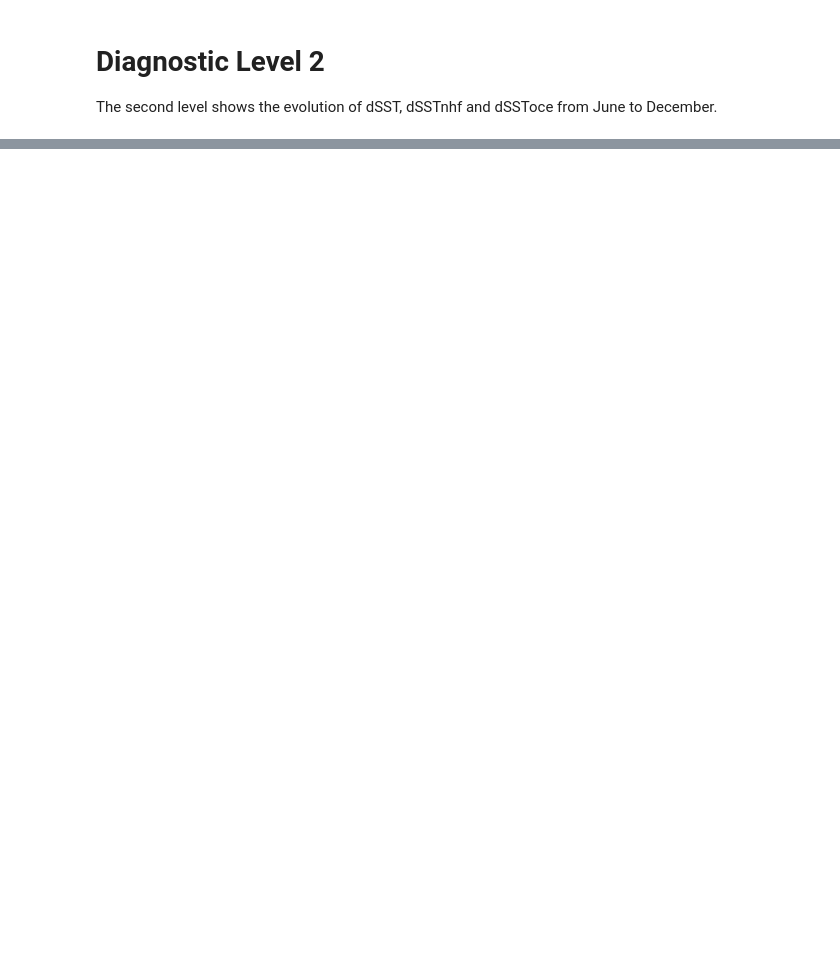
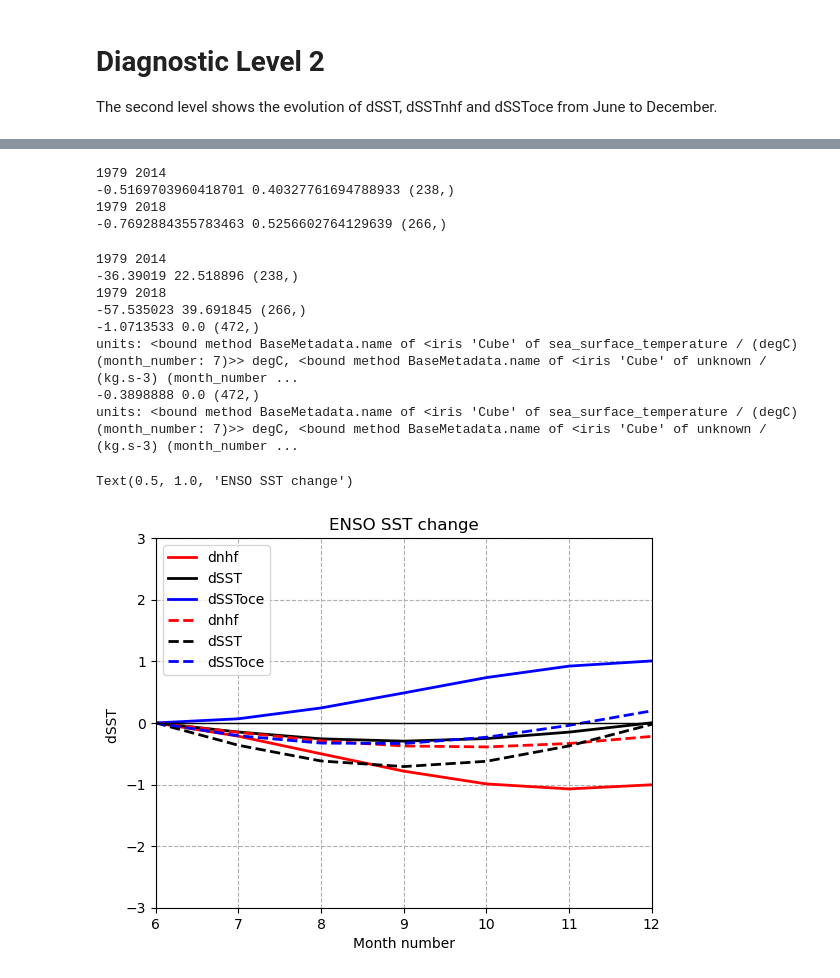
Before and after one commit to ACCESS-NRI/ACCESS-ENSO-recipes, a Jupyter notebook: 24-ocean_driven_SST.ipynb, the cells around one changed output, grey strips where cells are left out. Drawn from its saved outputs; the diff is of its cells as text; code cells hidden in the pictures; blank space fills up the shorter version.

Commit message:
cumulative level 2

```diff
--- a/24-ocean_driven_SST.ipynb
+++ b/24-ocean_driven_SST.ipynb
@@ -388,0 +375,37 @@ qplt.plot(model, label='model')
+# %%
+## dSST
+def dsst_lvl2(cube_prep):
+    a_data = cube_prep.data.data
+    a1_data = np.append(np.delete(a_data, 0), 0) #add 0 to end
+    trend_data = a1_data - a_data #last month value invalid
+    # cumulative, add diff to previous month, in each year?
+    cube_prep.data = trend_data
+    cube = extract_season(cube_prep,'JJASOND')
+
+    tcoord = cube.coord('time')
+    maxt, mint = tcoord.points.max(), tcoord.points.min()
+    first, last = tcoord.units.num2date(mint).year, tcoord.units.num2date(maxt).year
+    print(first, last)
+    cube = extract_time(cube, start_year=first+1, end_year=last-1,
+                            start_month=1, start_day=1, end_month=12, end_day=31)
+    arr = cube.data
+    print(arr.min(), arr.max(), cube.shape) #normalise?
+    arr_reshape = arr.reshape(int(cube.shape[0]/7), 7) # from June
+    arr_reshape[:,0] = 0
+    data_sum = np.cumsum(arr_reshape, axis=1).reshape(cube.shape[0])
+    cube.data = data_sum
+    cube = climate_statistics(cube, 'mean', period='month') #before cumulative? #lanina events
+
+    return cube
+
+cb = model_ts_prep['ACCESS-ESM1-5']
+dsst_cb = dsst_lvl2(cb)
+
+obs_sst = dsst_lvl2(obs_ts_prep['TROPFLUX'])
+
+# data_sum = np.cumsum(arr_reshape, axis=1).reshape(cb.shape[0])
+# %% [output]
+1979 2014
+-0.5169703960418701 0.40327761694788933 (238,)
+1979 2018
+-0.7692884355783463 0.5256602764129639 (266,)
@@ -388,0 +441,36 @@ qplt.plot(model, label='model')
+# %%
+mod_nhf = dthf_cumul(model_nhf_prep['ACCESS-ESM1-5'])
+obs_nhf = dthf_cumul(obs_nhf_prep['ERA-Interim'])
+
+def plot_cubes_oce(nhf, dsst_cb, linestyle='solid'):
+    dnhf = dSSTnhf_fraction(nhf)
+    dSSToce = dsst_cb.copy()
+    dSSToce.data = dsst_cb.data - dnhf.data #set name units
+
+    qplt.plot(dnhf, label='dnhf', linestyle=linestyle, color='red', linewidth=2)
+    print(f'units: {dsst_cb.name} {dsst_cb.units}, {dnhf.name} {dnhf.units}, {dSSToce.name} {dSSToce.units}')
+    qplt.plot(dsst_cb, label='dSST', linestyle=linestyle, color='black', linewidth=2) #offset or update units
+    qplt.plot(dSSToce, label='dSSToce',linestyle=linestyle, color='blue', linewidth=2)
+    #return cubes
+
+plot_cubes_oce(mod_nhf, dsst_cb)
+
+plot_cubes_oce(obs_nhf, obs_sst, 'dashed')
+plt.legend()
+plt.xlim(6,12)
+plt.ylabel('dSST ')
+plt.ylim(-3,3)
+plt.grid(linestyle='--')
+plt.axhline(y=0, color='black', linewidth=1)
+plt.title('ENSO SST change')
+# %% [output]
+1979 2014
+-36.39019 22.518896 (238,)
+1979 2018
+-57.535023 39.691845 (266,)
+-1.0713533 0.0 (472,)
+units: <bound method BaseMetadata.name of <iris 'Cube' of sea_surface_temperature / (degC) (month_number: 7)>> degC, <bound method BaseMetadata.name of <iris 'Cube' of unknown / (kg.s-3) (month_number ...
+-0.3898888 0.0 (472,)
+units: <bound method BaseMetadata.name of <iris 'Cube' of sea_surface_temperature / (degC) (month_number: 7)>> degC, <bound method BaseMetadata.name of <iris 'Cube' of unknown / (kg.s-3) (month_number ...
+Text(0.5, 1.0, 'ENSO SST change')
+[figure, added]
```
Also changed, not shown: parts of 21 cells of this notebook.
